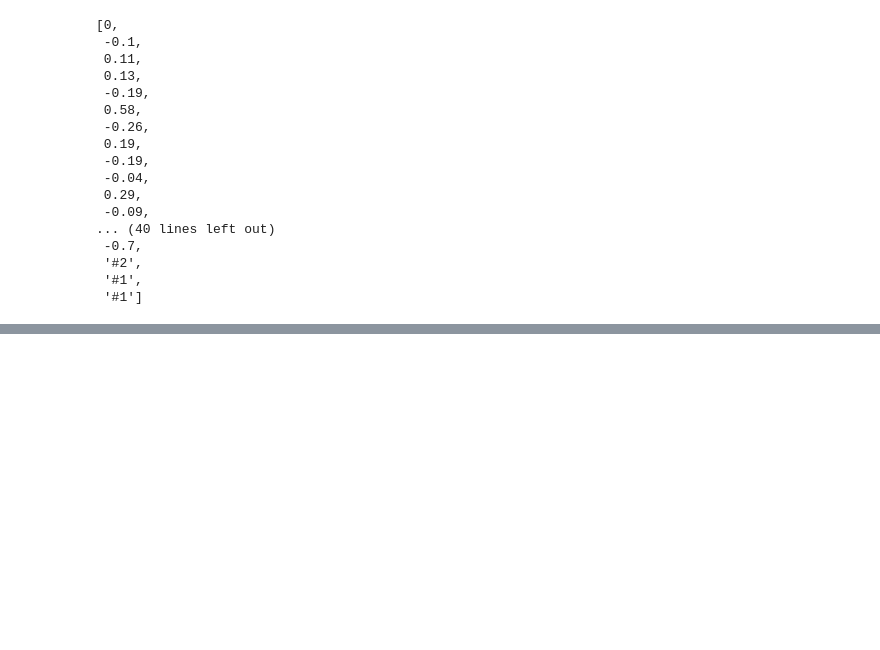
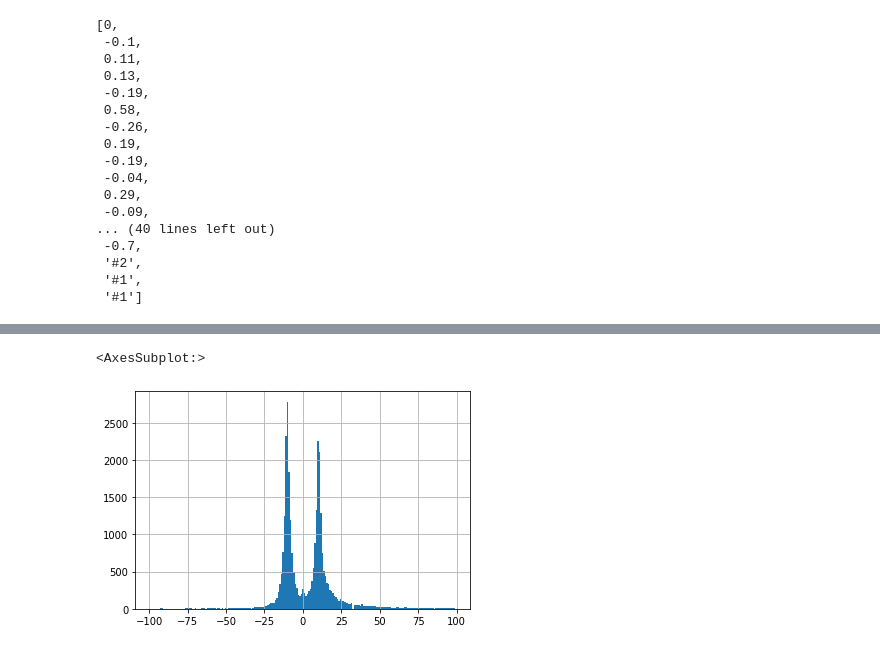
Before and after one commit to rogulforce/Chess, a Jupyter notebook: Python/main.ipynb, the cells around one changed output, grey strips where cells are left out. Cells and saved outputs as stored; diff of their text form; code cells hidden in the pictures; blank space fills up the shorter version.

```diff
--- a/Python/main.ipynb
+++ b/Python/main.ipynb
@@ -148,0 +151,5 @@ db.to_csv(r'C:\Users\piotr\OneDrive\Documents\GitHub\Chess\Python\filtered_data_
+# %%
+db.WhiteRatingDiff[(db.WhiteRatingDiff > -100) & (db.WhiteRatingDiff <100)].hist(bins=201)
+# %% [output]
+<AxesSubplot:>
+[figure, added]
```
Also changed, not shown: parts of 8 cells of this notebook, 1 other file.
